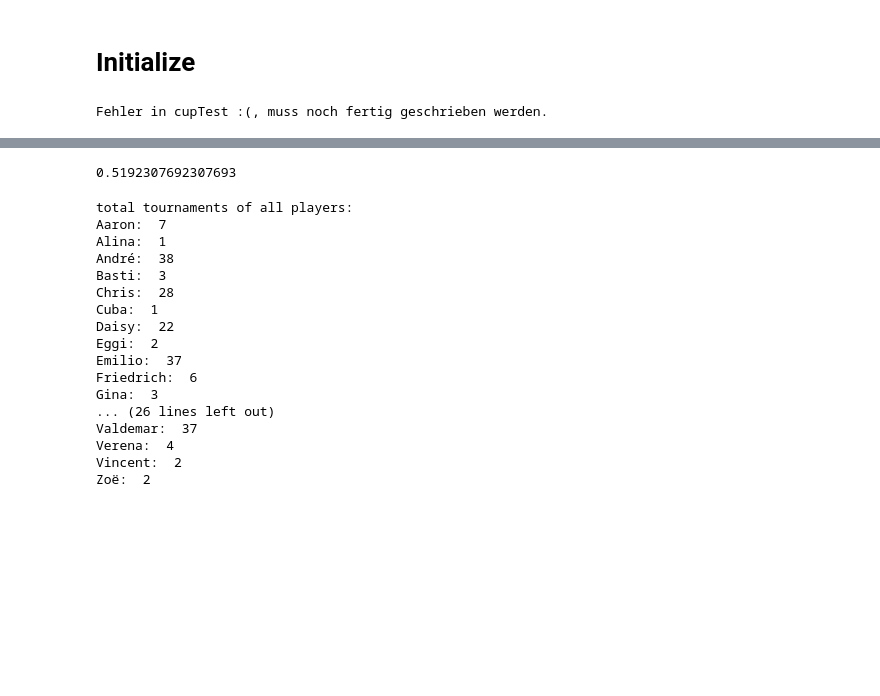
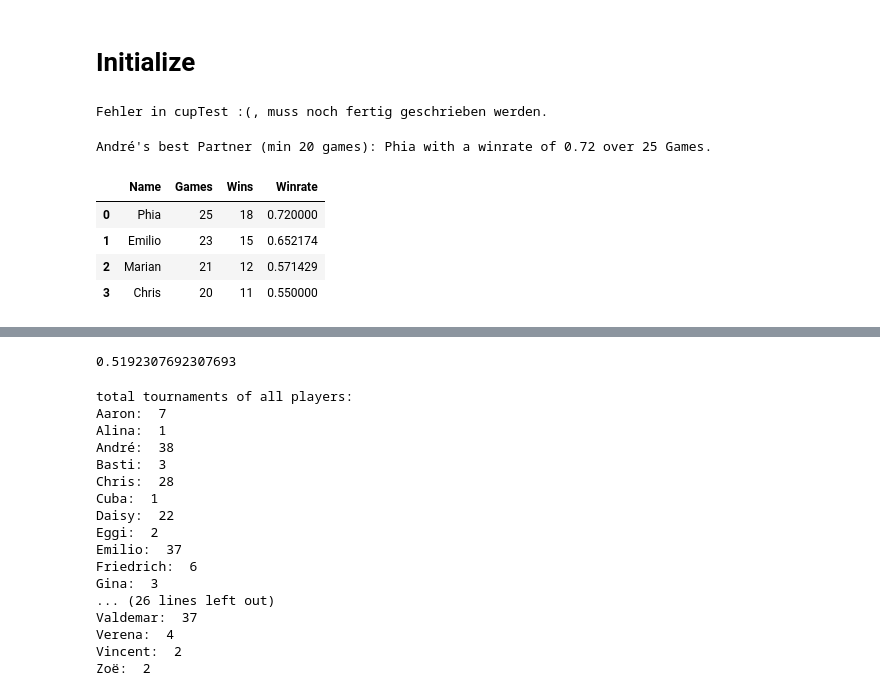
Before and after one commit to njctn/werfen, a Jupyter notebook: stats.ipynb, the cells around one changed output, grey strips where cells are left out. Saved outputs shown, nothing was run; the diff lists cells and outputs as text; code cells hidden in the pictures; blank space fills up the shorter version.

```diff
--- a/stats.ipynb
+++ b/stats.ipynb
@@ -17,3 +17,13 @@ spiele, plätze, players, player_cols_plätze, player_cols_spiele = load_data(or
 testAll()
 # %% [output]
 Fehler in cupTest :(, muss noch fertig geschrieben werden.
+# %%
+part1 = partner('André', 20)
+part1
+# %% [output]
+André's best Partner (min 20 games): Phia with a winrate of 0.72 over 25 Games.
+|  | Name | Games | Wins | Winrate |
+| 0 | Phia | 25 | 18 | 0.720000 |
+| 1 | Emilio | 23 | 15 | 0.652174 |
+| 2 | Marian | 21 | 12 | 0.571429 |
+| 3 | Chris | 20 | 11 | 0.550000 |
```
Also changed, not shown: parts of 15 cells of this notebook.
